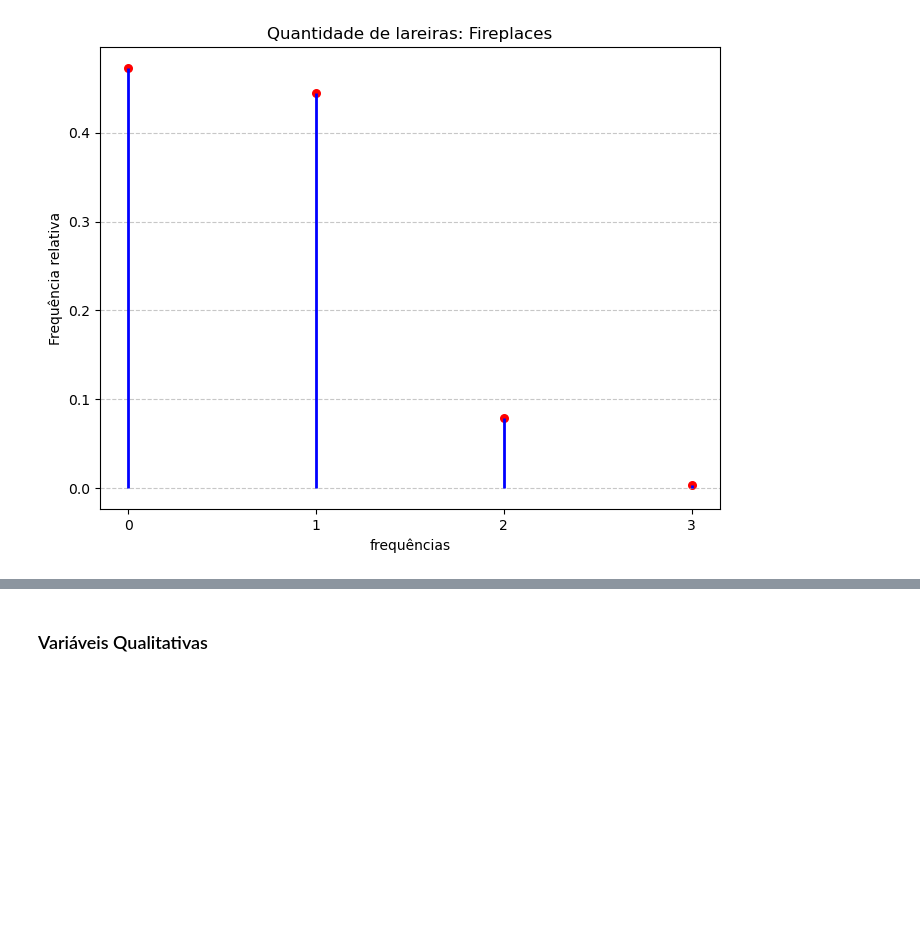
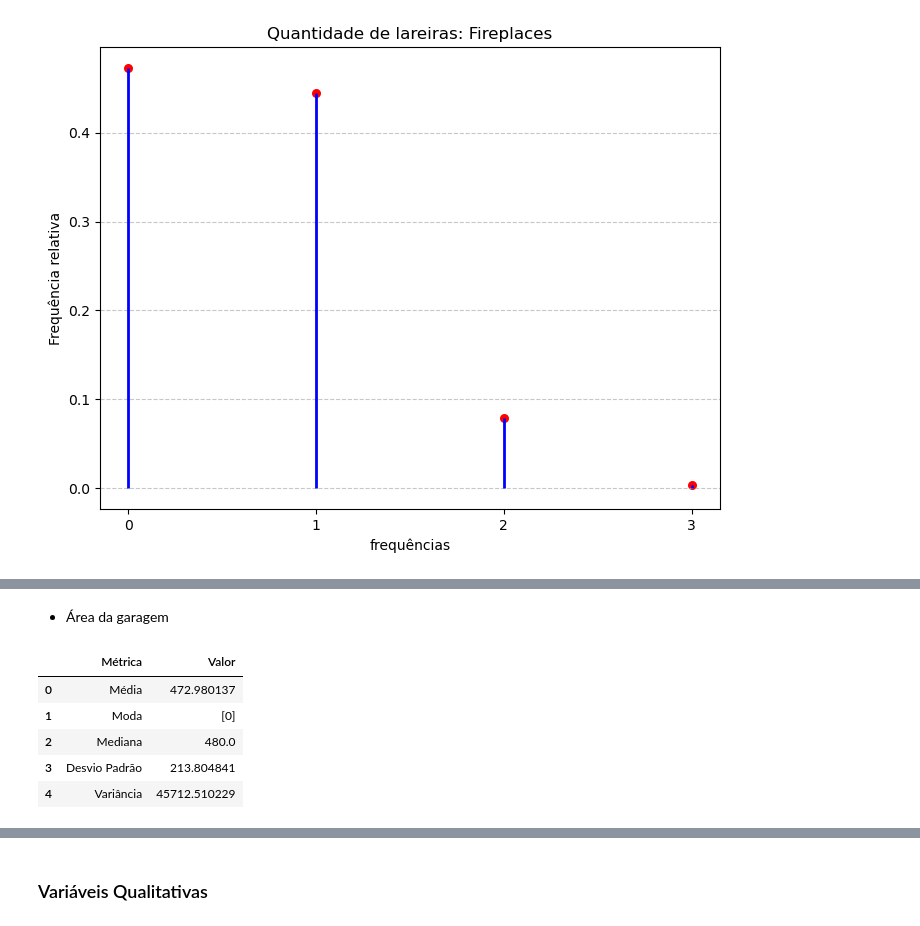
Before and after one commit to Cauaxavier/projeto-ti, a Jupyter notebook: main.ipynb, the cells around one changed output, grey strips where cells are left out. Saved outputs shown, nothing was run; the diff lists cells and outputs as text; code cells hidden in the pictures; blank space fills up the shorter version.

```diff
--- a/main.ipynb
+++ b/main.ipynb
@@ -258,0 +352,11 @@ graficoDiscreto(dadosTreino, "Fireplaces", "Quantidade de lareiras")
+# %% [markdown]
+- Área da garagem
+# %%
+medidasDispersaoPosicao(dadosTreino, "GarageArea")
+# %% [output]
+|  | Métrica | Valor |
+| 0 | Média | 472.980137 |
+| 1 | Moda | [0] |
+| 2 | Mediana | 480.0 |
+| 3 | Desvio Padrão | 213.804841 |
+| 4 | Variância | 45712.510229 |
```
Also changed, not shown: parts of 15 cells of this notebook.
